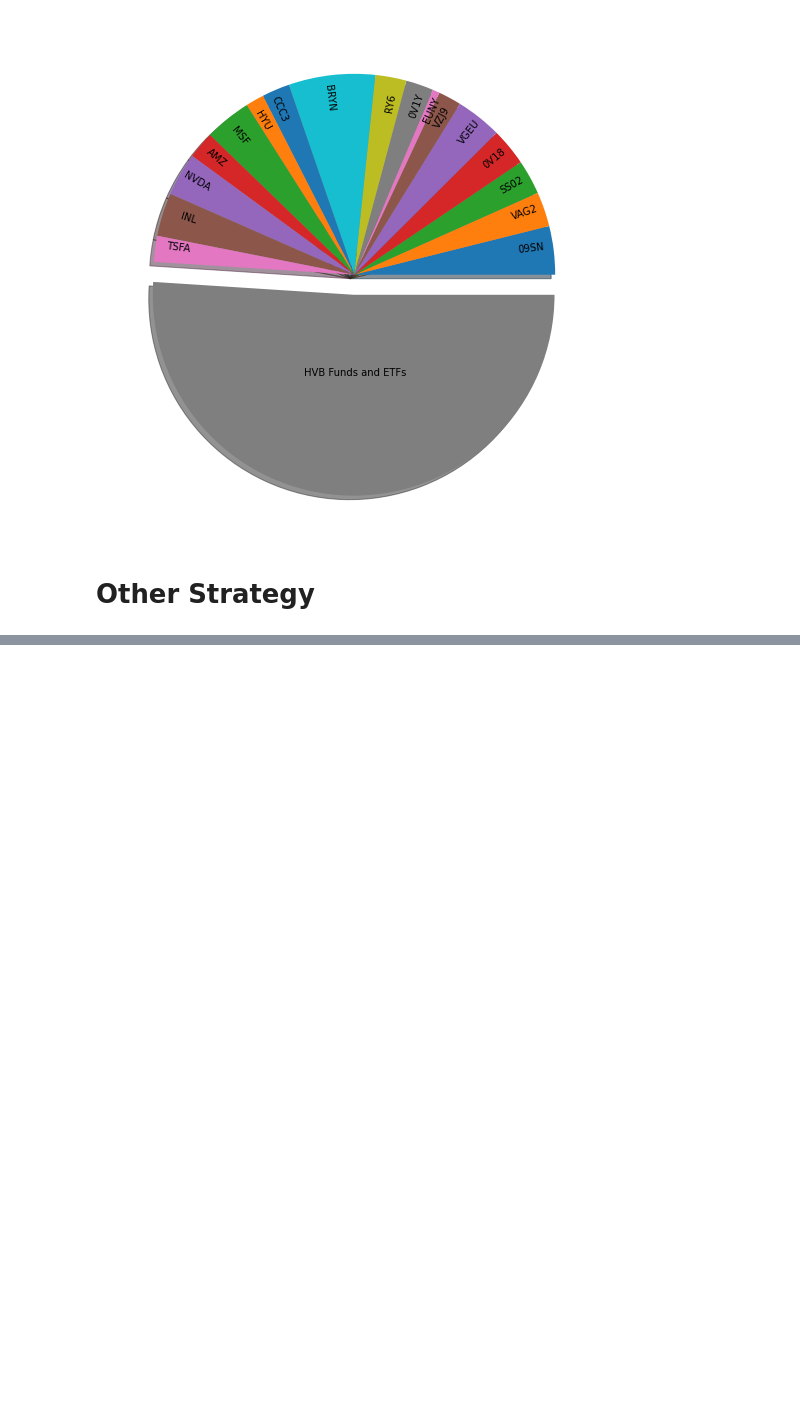
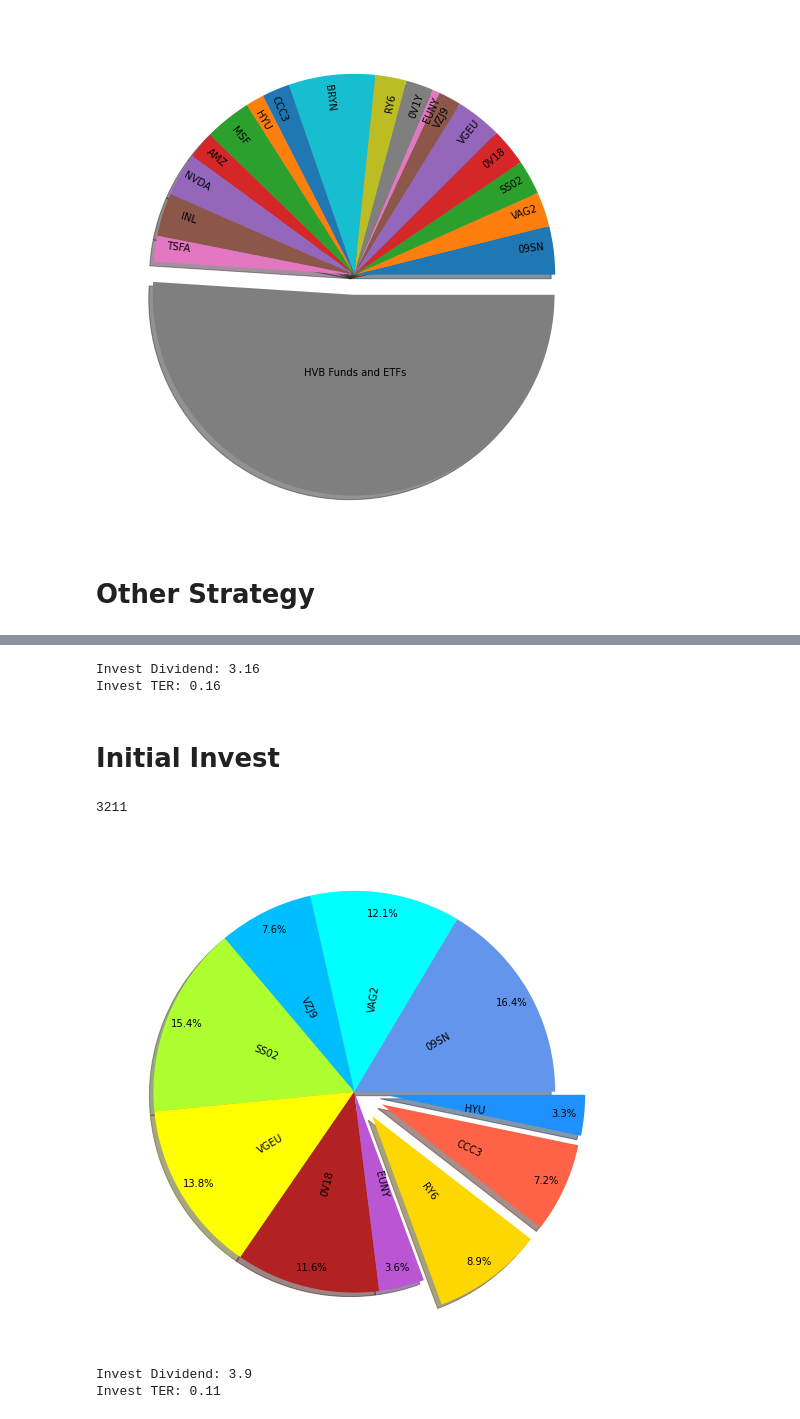
Before and after one commit to NIlS-Z99/Invest-Tool, a Jupyter notebook: invest_balance.ipynb, the cells around one changed output, grey strips where cells are left out. Cells and saved outputs as stored; diff of their text form; code cells hidden in the pictures; blank space fills up the shorter version.

```diff
--- a/invest_balance.ipynb
+++ b/invest_balance.ipynb
@@ -179,0 +213,80 @@ Invest TER: 0.17
+# %%
+div_invest = [
+ # Global
+ (22.0, 3.71, 0.29),
+ ( 9.0, 1.37, 0.07),
+ ( 9.0, 3.34, 0.07),
+ (18.5, 2.76, 0.10),
+ (14.0, 2.68, 0.18),
+ (18.0, 3.11, 0.09),
+ # Specific
+ ( 9.5, 5.03, 0.25)
+]
+
+total_win,total_cost = (0,0)
+for triplett in div_invest:
+    total_win+=(triplett[0]/100)*triplett[1]
+    total_cost+=(triplett[0]/100)*triplett[2]
+print("Invest Dividend:",round(total_win,2))
+print("Invest TER:",round(total_cost,2))
+# %% [output]
+Invest Dividend: 3.16
+Invest TER: 0.16
+# %% [markdown]
+# Initial Invest
+# %%
+init_invest = {
+ # Global
+ "09SN": 528,  #8
+ "VAG2": 388,  #4
+ "VZJ9": 245,  #8
+ "SS02": 495,  #9
+ "VGEU": 444,  #12
+ "0V18": 372,  #6
+ "EUNY": 117,  #9
+ # Specific
+  "RY6": 285,  #6
+ "CCC3": 232,  #4
+  "HYU": 105   #3
+}
+amounts = list(init_invest.values())
+total = sum(amounts)
+print(total)
+explode = [0]*len(amounts)
+explode[-3:] = [0.15]*3
+
+colors=["cornflowerblue","cyan","deepskyblue","greenyellow","yellow","firebrick","mediumorchid","gold","tomato","dodgerblue"]
+
+plt.figure(0,figsize=(9,12))
+plt.pie(init_invest.values(),labels=init_invest.keys(),autopct='%1.1f%%',labeldistance=.4,
+        pctdistance=.9, shadow = True, explode=explode, rotatelabels=True,colors=colors)
+plt.show()
+# %% [output]
+3211
+[figure, added]
+# %%
+div_invest = [
+ # US
+ (16.4, 3.50, 0.06),
+ (12.1, 3.00, 0.08),
+ ( 7.6, 4.50, 0.07),
+ # Global
+ (15.4, 5.00, 0.08),
+ (13.8, 3.00, 0.10),
+ (11.6, 2.75, 0.40),
+ ( 3.6, 7.00, 0.49),
+ # Specific
+ ( 8.9, 4.87, 0.00),
+ ( 7.2, 2.87, 0.00),
+ ( 3.3, 6.88, 0.00)
+]
+
+total_win,total_cost = (0,0)
+for triplett in div_invest:
+    total_win+=(triplett[0]/100)*triplett[1]
+    total_cost+=(triplett[0]/100)*triplett[2]
+print("Invest Dividend:",round(total_win,2))
+print("Invest TER:",round(total_cost,2))
+# %% [output]
+Invest Dividend: 3.9
+Invest TER: 0.11
```
Also changed, not shown: parts of 10 cells of this notebook.
